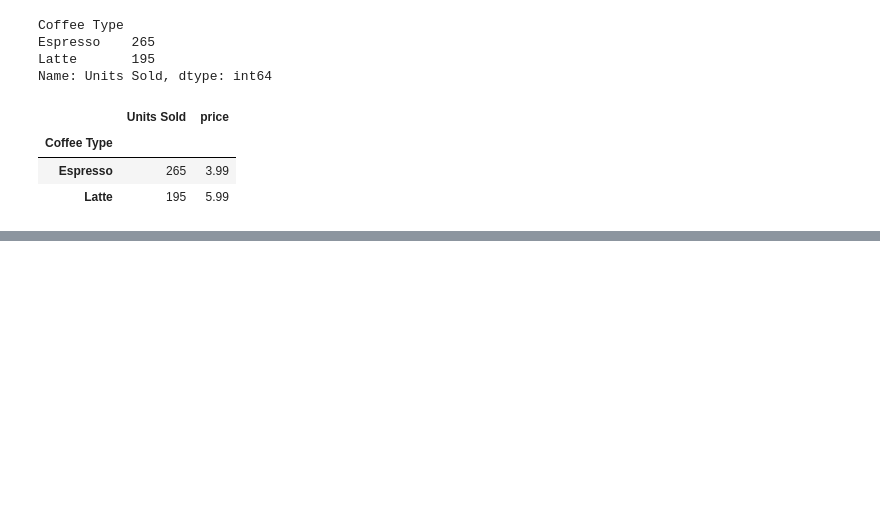
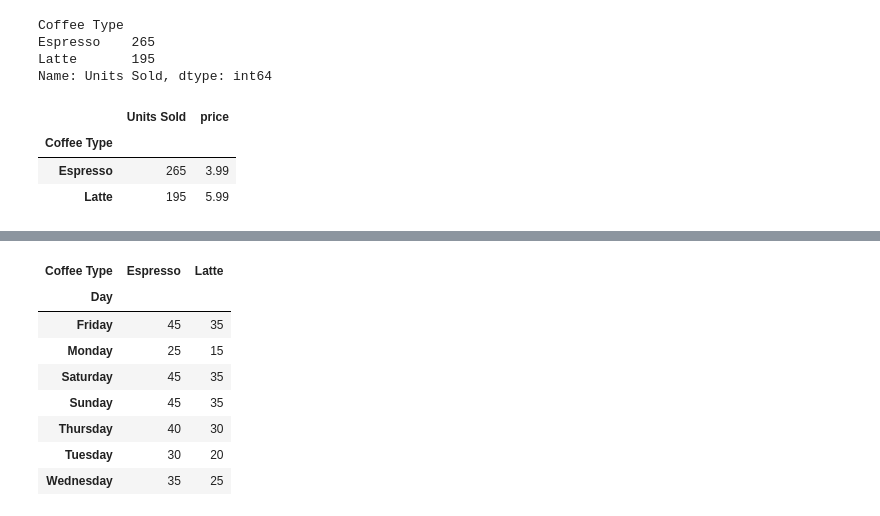
Before and after one commit to Anirudh-Rao19/Pandas, a Jupyter notebook: tuto.ipynb, the cells around one changed output, grey strips where cells are left out. Cells and saved outputs as stored; diff of their text form; code cells hidden in the pictures; blank space fills up the shorter version.

Commit message:
pivot element

```diff
--- a/tuto.ipynb
+++ b/tuto.ipynb
@@ -808,0 +827,15 @@ coffee.groupby(['Coffee Type']).agg({'Units Sold': 'sum' , 'price':'mean'})
+# %%
+pivot=coffee.pivot(columns='Coffee Type',index='Day',values="Units Sold")
+pivot1=coffee.pivot(columns='Coffee Type',index='Day',values="revenue")
+# %%
+pivot
+# %% [output]
+| Coffee Type | Espresso | Latte |
+| Day |  |  |
+| Friday | 45 | 35 |
+| Monday | 25 | 15 |
+| Saturday | 45 | 35 |
+| Sunday | 45 | 35 |
+| Thursday | 40 | 30 |
+| Tuesday | 30 | 20 |
+| Wednesday | 35 | 25 |
```
Also changed, not shown: parts of 2 cells of this notebook.
